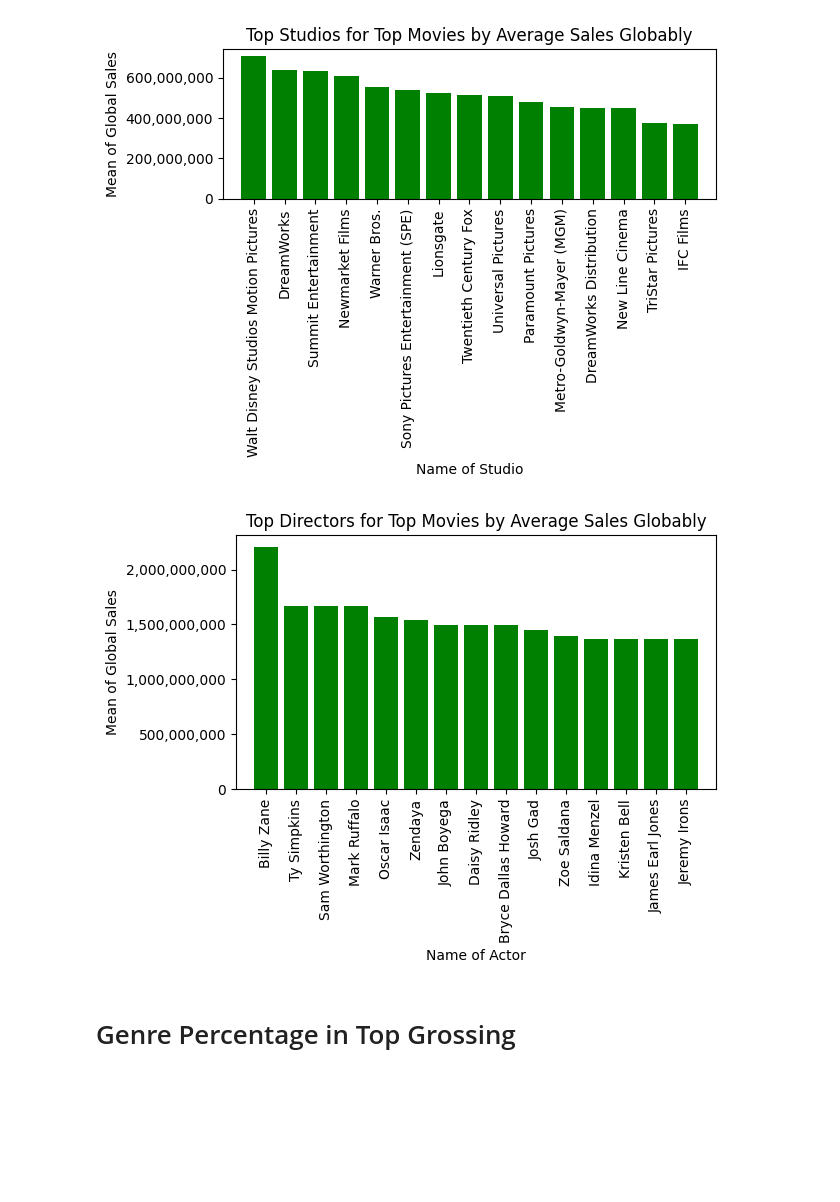
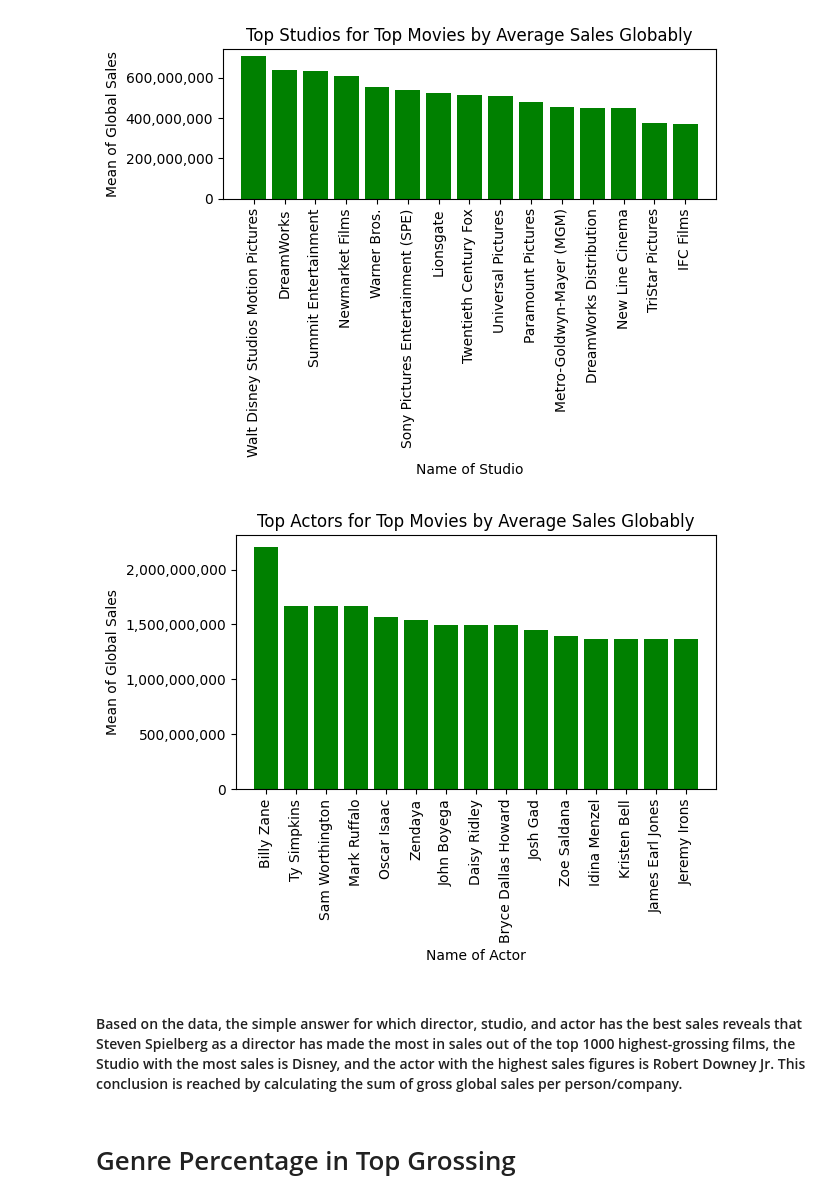
Before and after one commit to edwardAugust/project1-group2, a Jupyter notebook: main_updated.ipynb, the cells around one changed output. Cells and saved outputs as stored; diff of their text form; code cells hidden in the pictures; blank space fills up the shorter version.

Commit message:
added PowerPoint and updated visual explanations

```diff
--- a/main_updated.ipynb
+++ b/main_updated.ipynb
@@ -345,25 +345,27 @@ plt.show()
 # %%
 act_mean_ls = act_mean_df.index.tolist()
 act_wsm_ls = act_mean_df["World Sales Mean"]
 x_axis = np.arange(len(act_wsm_ls))
 
 act_mean_bar = plt.bar(x_axis, act_wsm_ls, color='g',alpha=1,align="center")
 plt.ticklabel_format(style='plain') # remove scientic notation
 plt.gca().yaxis.set_major_formatter(plt.matplotlib.ticker.StrMethodFormatter('{x:,.0f}')) # add commas to yticks
 ticks_loc = [value for value in x_axis]
 plt.xticks(ticks_loc, act_mean_ls)
 plt.xticks(rotation=90)
 plt.xlim(-1,len(x_axis))
 
 plt.xlabel("Name of Actor")
 plt.ylabel("Mean of Global Sales")
-plt.title("Top Directors for Top Movies by Average Sales Globably")
+plt.title("Top Actors for Top Movies by Average Sales Globably")
 
 plt.tight_layout()
 plt.savefig("Output/act_meanBars.png", bbox_inches="tight")
 plt.show()
 # %% [output]
-[figure, old version]
+[figure, new version]
+# %% [markdown]
+#### Based on the data, the simple answer for which director, studio, and actor has the best sales reveals that Steven Spielberg as a director has made the most in sales out of the top 1000 highest-grossing films, the Studio with the most sales is Disney, and the actor with the highest sales figures is Robert Downey Jr. This conclusion is reached by calculating the sum of gross global sales per person/company.
 # %% [markdown]
 # Genre Percentage in Top Grossing
 # %%
```
Also changed, not shown: parts of 11 cells of this notebook, 18 other files.
